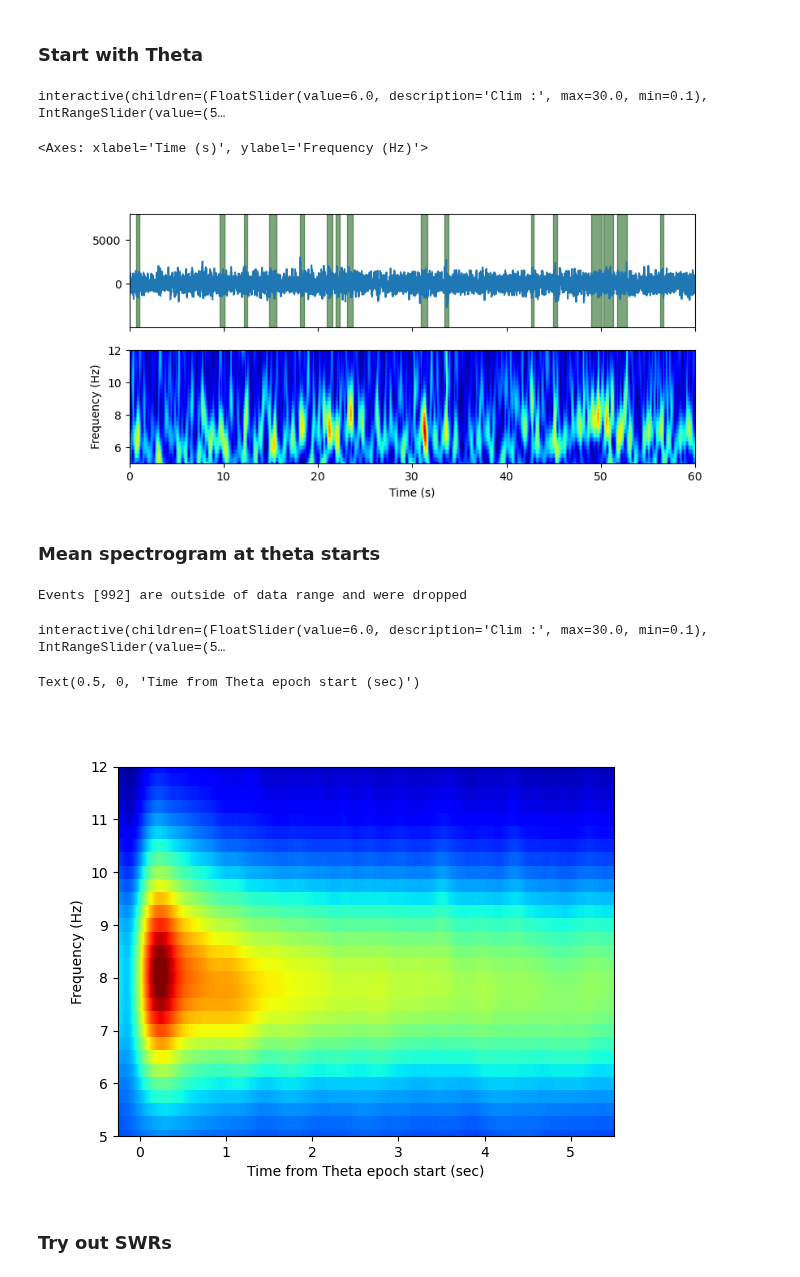
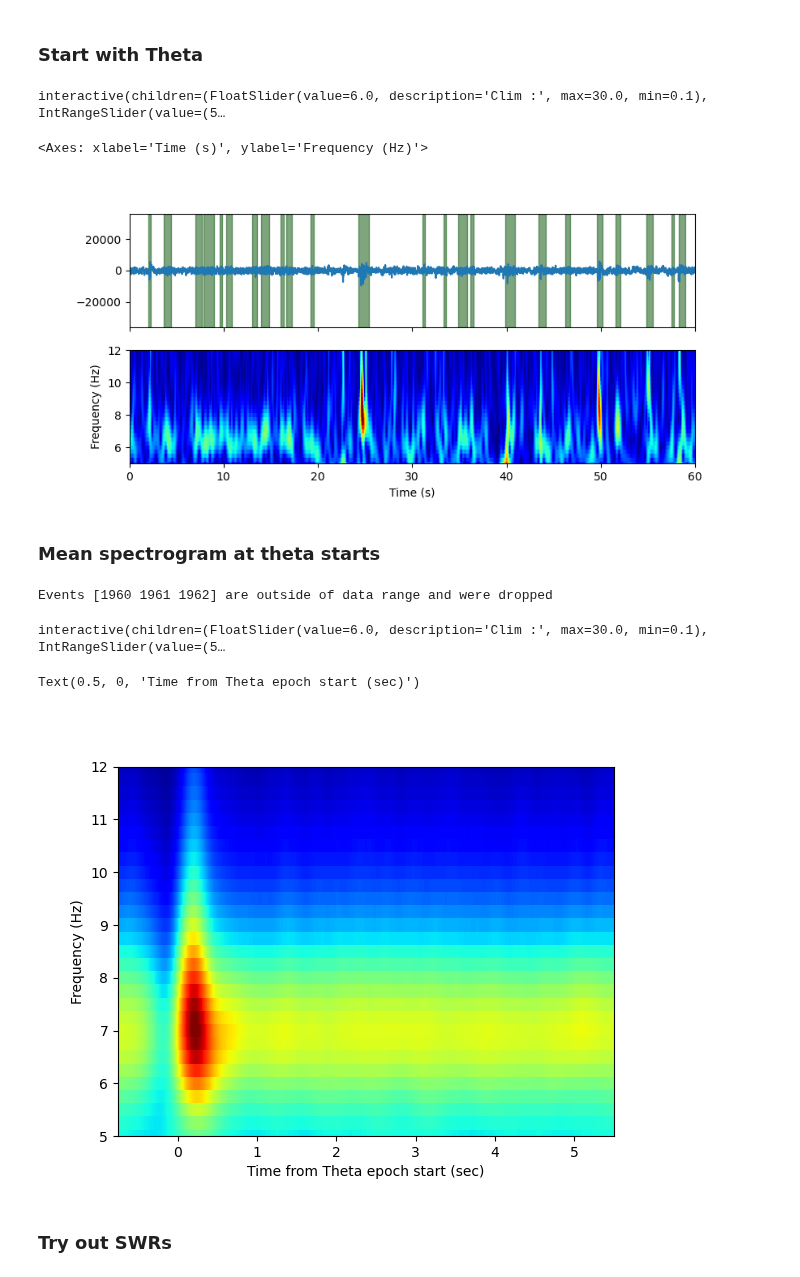
Before and after one commit to nkinsky/TraceFC, a Jupyter notebook: Notebooks/Spectral_Analysis.ipynb, the cells around one changed output. Cells and saved outputs as stored; diff of their text form; code cells hidden in the pictures.

```diff
--- a/Notebooks/Spectral_Analysis.ipynb
+++ b/Notebooks/Spectral_Analysis.ipynb
@@ -68,8 +67,8 @@ def sess_use(basepath=os.getcwd()):
 
     return ProcessData(basepath)
 # %%
-sess_dir = '/data2/Trace_FC/Recording_Rats/Han/2022_08_04_recall1/'
-sess_name = f"{sess_dir.split('/')[-3]}_{sess_dir.split('/')[-2].split('_')[-1]}"
+animal, sess_name = 'Finn', 'recall2'
+sess_dir = get_session_dir(animal, sess_name)
 sess = sess_use(sess_dir)
 print(sess.recinfo)
 # %% [output]
@@ -102,7 +102,7 @@ if art_epochs_file.exists():
     art_epochs = Epoch(epochs=None, file=art_epochs_file)
     print('Existing artifact epochs file loaded')
 else:
-    art_epochs = detect_artifact_epochs(signal, thresh=8,
+    art_epochs = detect_artifact_epochs(signal, thresh=6,
                                     edge_cutoff=3, merge=6)
 
     if buffer_add is not None:  # Add in buffer to prevent erroneous detection of start/stop of artifact as SWRs
@@ -137,7 +138,7 @@ from neuropy.core import Shank, Probe, ProbeGroup
 from neuropy.plotting import plot_probe
 shank = Shank()
 shank = shank.auto_generate(columns=1, contacts_per_column=32, xpitch=0,
-                   ypitch=50, channel_id=np.arange(31, -1, -1))
+                   ypitch=20, channel_id=np.arange(31, -1, -1))
 shank.set_disconnected_channels(sess.recinfo.skipped_channels)
 probe = Probe(shank)
 prbgrp = ProbeGroup()
@@ -158,7 +159,7 @@ maxdur=20
 thresh = (0.5, None)
 sigma = 0.125
 edge_cutoff = 0.25
-theta_channel = 6
+theta_channel = 31
 
 # use this if you don't know theta channel
 if theta_channel is None:
@@ -202,19 +203,19 @@ plot_spectrogram(wv_theta, time_lims=time_to_plot, freq_lims=theta_freq_lims, ax
 # %% [output]
 interactive(children=(FloatSlider(value=6.0, description='Clim :', max=30.0, min=0.1), IntRangeSlider(value=(5…
 <Axes: xlabel='Time (s)', ylabel='Frequency (Hz)'>
-[figure, old version]
+[figure, new version]
 # %% [markdown]
 ### Mean spectrogram at theta starts
 # %%
-theta_buffer_sec = (0.25, 5.5)
+theta_buffer_sec = (0.75, 5.5)
 wv_theta_mean = wv_theta.get_pe_mean_spec(theta_epochs.starts, buffer_sec=theta_buffer_sec)
 ax = plot_spectrogram(wv_theta_mean, time_lims=np.multiply(theta_buffer_sec, (-1, 1)), freq_lims=theta_freq_lims)
 ax.set_xlabel('Time from Theta epoch start (sec)')
 # %% [output]
-Events [992] are outside of data range and were dropped
+Events [1960 1961 1962] are outside of data range and were dropped
 interactive(children=(FloatSlider(value=6.0, description='Clim :', max=30.0, min=0.1), IntRangeSlider(value=(5…
 Text(0.5, 0, 'Time from Theta epoch start (sec)')
-[figure, old version]
+[figure, new version]
 # %% [markdown]
 ### Try out SWRs
 # %%
```
Also changed, not shown: parts of 21 cells of this notebook.
